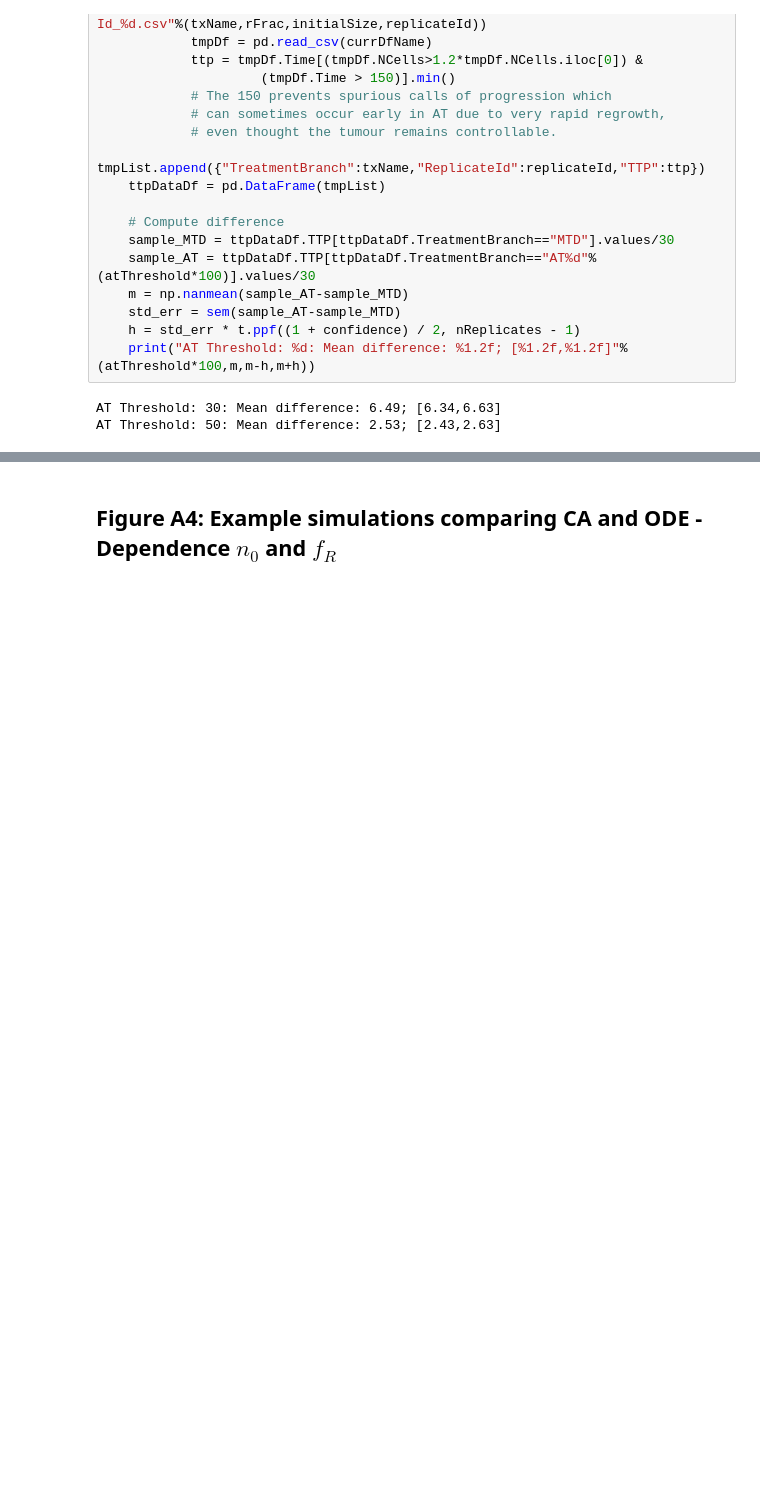
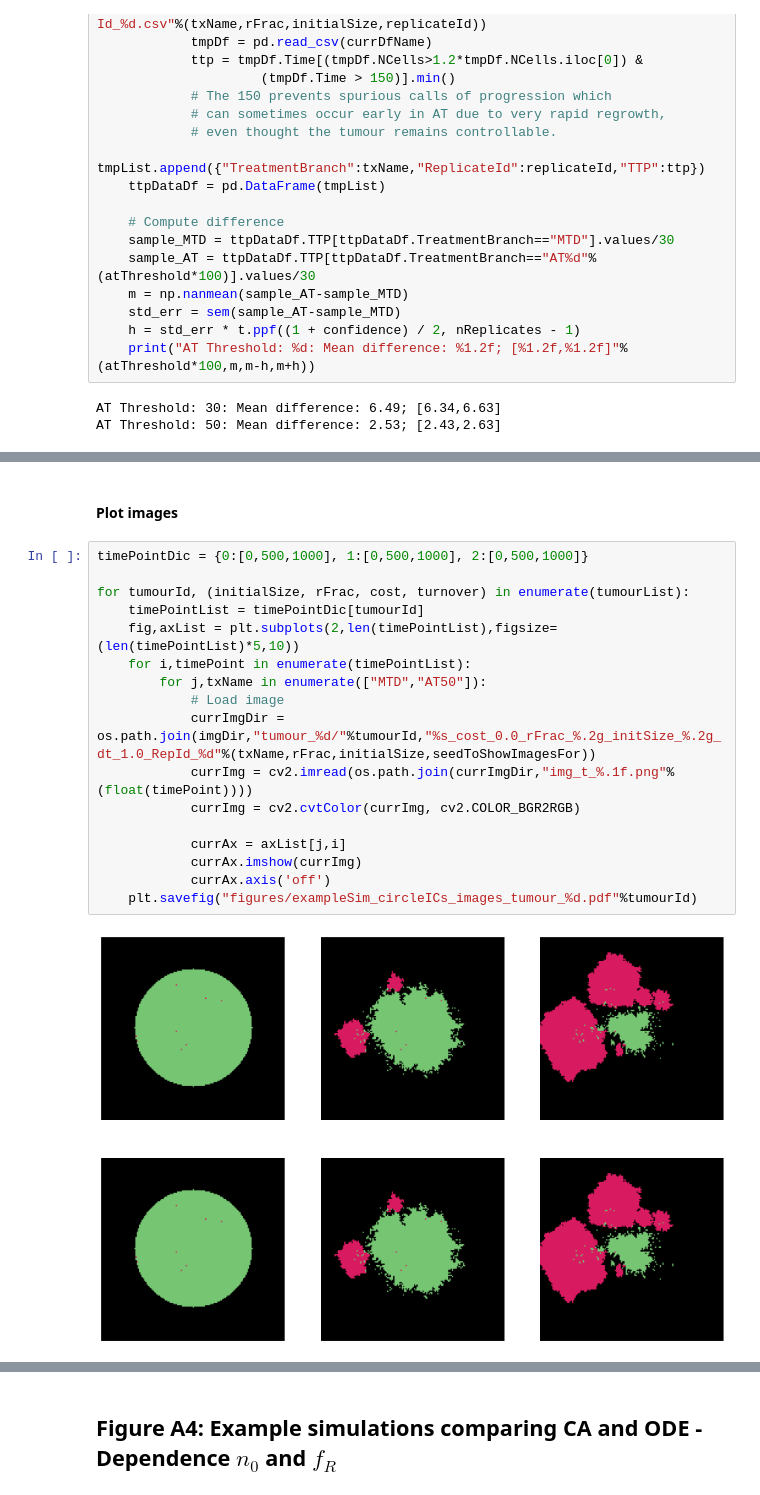
Before and after one commit to MathOnco/strobl2021_space_modulates_competition_AT, a Jupyter notebook: jnb_appendix.ipynb, the cells around one changed output, grey strips where cells are left out. Drawn from its saved outputs; the diff is of its cells as text; blank space fills up the shorter version.

```diff
--- a/jnb_appendix.ipynb
+++ b/jnb_appendix.ipynb
@@ -304,0 +419,21 @@ AT Threshold: 50: Mean difference: 2.53; [2.43,2.63]
+# %% [markdown]
+#### Plot images
+# %%
+timePointDic = {0:[0,500,1000], 1:[0,500,1000], 2:[0,500,1000]}
+
+for tumourId, (initialSize, rFrac, cost, turnover) in enumerate(tumourList):
+    timePointList = timePointDic[tumourId]
+    fig,axList = plt.subplots(2,len(timePointList),figsize=(len(timePointList)*5,10))
+    for i,timePoint in enumerate(timePointList):
+        for j,txName in enumerate(["MTD","AT50"]):
+            # Load image
+            currImgDir = os.path.join(imgDir,"tumour_%d/"%tumourId,"%s_cost_0.0_rFrac_%.2g_initSize_%.2g_dt_1.0_RepId_%d"%(txName,rFrac,initialSize,seedToShowImagesFor))
+            currImg = cv2.imread(os.path.join(currImgDir,"img_t_%.1f.png"%(float(timePoint))))
+            currImg = cv2.cvtColor(currImg, cv2.COLOR_BGR2RGB)
+
+            currAx = axList[j,i]
+            currAx.imshow(currImg)
+            currAx.axis('off')
+    plt.savefig("figures/exampleSim_circleICs_images_tumour_%d.pdf"%tumourId)
+# %% [output]
+[figure, added]
```
Also changed, not shown: parts of 18 cells of this notebook, 2 other files.
